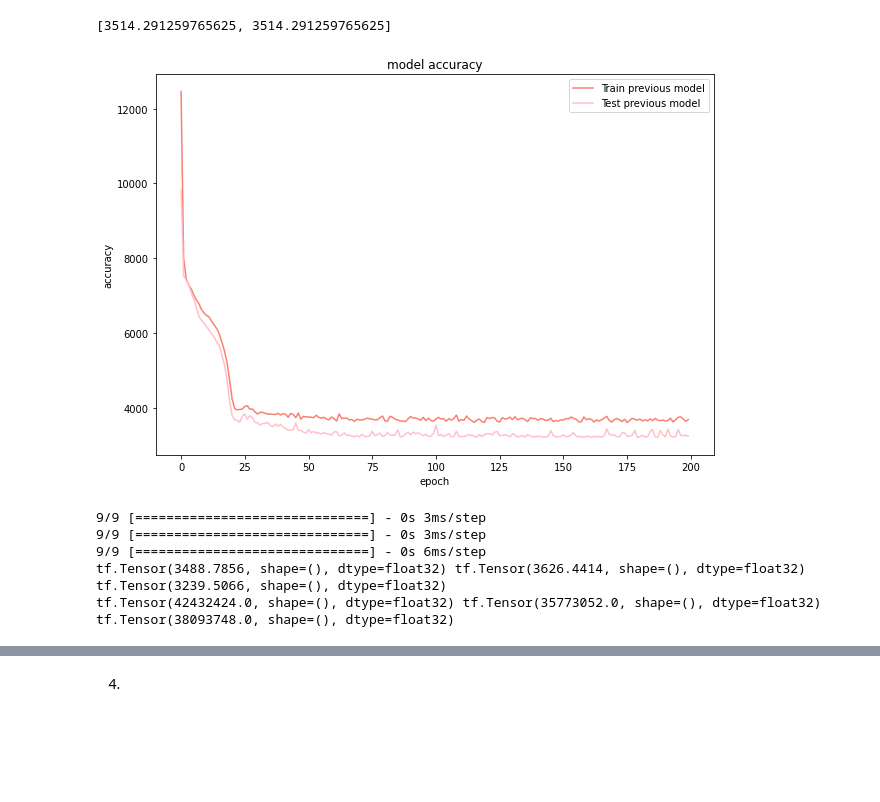
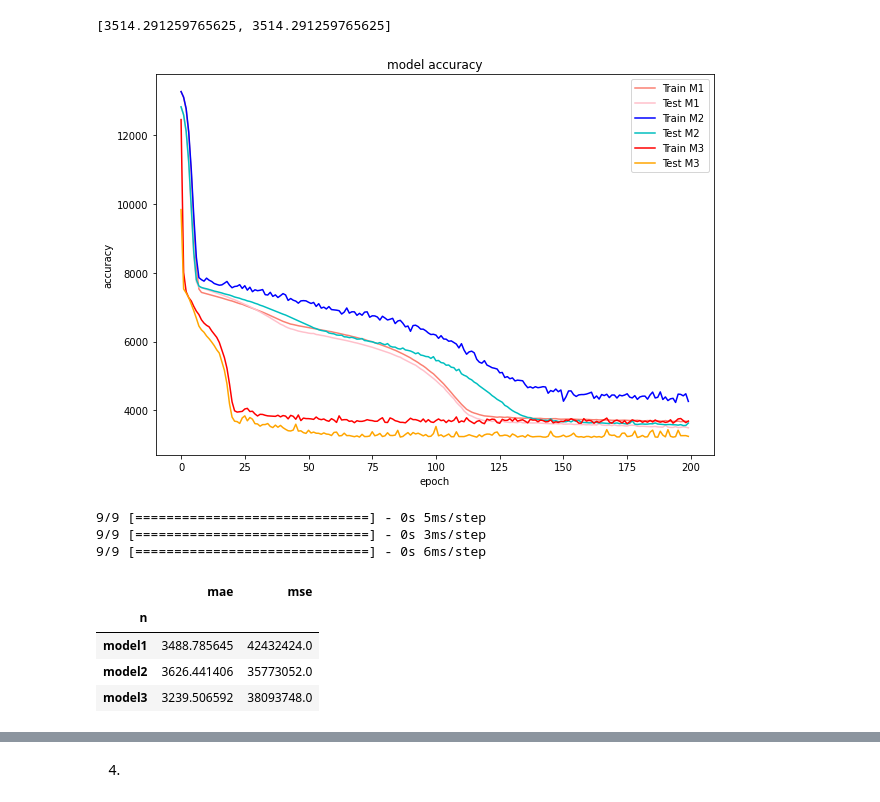
Before and after one commit to Rubnserrano/TF-Certification, a Jupyter notebook: 01_curso_tf_exercises.ipynb, the cells around one changed output, grey strips where cells are left out. Cells and saved outputs as stored; diff of their text form; code cells hidden in the pictures; blank space fills up the shorter version.

```diff
--- a/01_curso_tf_exercises.ipynb
+++ b/01_curso_tf_exercises.ipynb
@@ -226,7 +205,7 @@ model_new2.compile(loss=tf.keras.losses.mae,
                           metrics=['mae'])
 
 # Fit the model and save the history (we can plot this)
-historial_new2 = model_new2.fit(X3_train, y3_train, epochs=200, validation_data=(X_test, y_test), verbose=0)
+historial_new2 = model_new2.fit(X3_train, y3_train, epochs=200, validation_data=(X3_test, y3_test), verbose=0)
 model_new2.evaluate(X3_train, y3_train)
 # %% [output]
 34/34 [==============================] - 0s 2ms/step - loss: 3762.8625 - mae: 3762.8625
@@ -271,31 +236,46 @@ model_new3.evaluate(X3_train, y3_train)
 34/34 [==============================] - 0s 2ms/step - loss: 3514.2913 - mae: 3514.2913
 [3514.291259765625, 3514.291259765625]
 # %%
-#plot primer modelo de insurance.
+
 plt.figure(figsize=(10,7))
 
-plt.plot(historial_new3.history['loss'], c='salmon', label = 'Train previous model')
-plt.plot(historial_new3.history['val_loss'], c='pink', label = 'Test previous model')
+
+plt.plot(historial_new.history['loss'], c='salmon', label = 'Train M1')
+plt.plot(historial_new.history['val_loss'], c='pink', label = 'Test M1')
+
+plt.plot(historial_new2.history['loss'], c='b', label = 'Train M2')
+plt.plot(historial_new2.history['val_loss'], c='c', label = 'Test M2')
+
+plt.plot(historial_new3.history['loss'], c='red', label = 'Train M3')
+plt.plot(historial_new3.history['val_loss'], c='orange', label = 'Test M3')
 
 plt.title('model accuracy')
 plt.ylabel('accuracy')
 plt.xlabel('epoch')
 plt.legend()
 plt.show()
 # %% [output]
-[figure, old version]
+[figure, new version]
 # %%
 tf.random.set_seed(42)
 # test1 = model1.fit(tf.expand_dims(X_train, axis=-1), y_train, epochs=100, verbose=0)
-y_pred_new = model_new.predict(X_test)
-y_pred_new2 = model_new2.predict(X_test)
-y_pred_new3  = model_new3.predict(X_test)
-
-print(mae(y_test, tf.squeeze(y_pred_new)), mae(y_test, tf.squeeze(y_pred_new2)), mae(y_test, tf.squeeze(y_pred_new3)))
-print(mse(y_test, tf.squeeze(y_pred_new)), mse(y_test, tf.squeeze(y_pred_new2)), mse(y_test, tf.squeeze(y_pred_new3)))
+y_pred_new = model_new.predict(X3_test)
+y_pred_new2 = model_new2.predict(X3_test)
+y_pred_new3  = model_new3.predict(X3_test)
 # %% [output]
-9/9 [==============================] - 0s 3ms/step
+9/9 [==============================] - 0s 5ms/step
 9/9 [==============================] - 0s 3ms/step
 9/9 [==============================] - 0s 6ms/step
-tf.Tensor(3488.7856, shape=(), dtype=float32) tf.Tensor(3626.4414, shape=(), dtype=float32) tf.Tensor(3239.5066, shape=(), dtype=float32)
-tf.Tensor(42432424.0, shape=(), dtype=float32) tf.Tensor(35773052.0, shape=(), dtype=float32) tf.Tensor(38093748.0, shape=(), dtype=float32)
+# %%
+MAE = [mae(y3_test, tf.squeeze(y_pred_new)).numpy(), mae(y3_test, tf.squeeze(y_pred_new2)).numpy(), mae(y3_test, tf.squeeze(y_pred_new3)).numpy()]
+MSE = [mse(y3_test, tf.squeeze(y_pred_new)).numpy(), mse(y3_test, tf.squeeze(y_pred_new2)).numpy(), mse(y3_test, tf.squeeze(y_pred_new3)).numpy()]
+resume = pd.DataFrame({'n': ['model1', 'model2', 'model3'],
+                   'mae': MAE,
+                   'mse': MSE})
+resume.set_index('n')
+# %% [output]
+|  | mae | mse |
+| n |  |  |
+| model1 | 3488.785645 | 42432424.0 |
+| model2 | 3626.441406 | 35773052.0 |
+| model3 | 3239.506592 | 38093748.0 |
```
Also changed, not shown: parts of 9 cells of this notebook.
